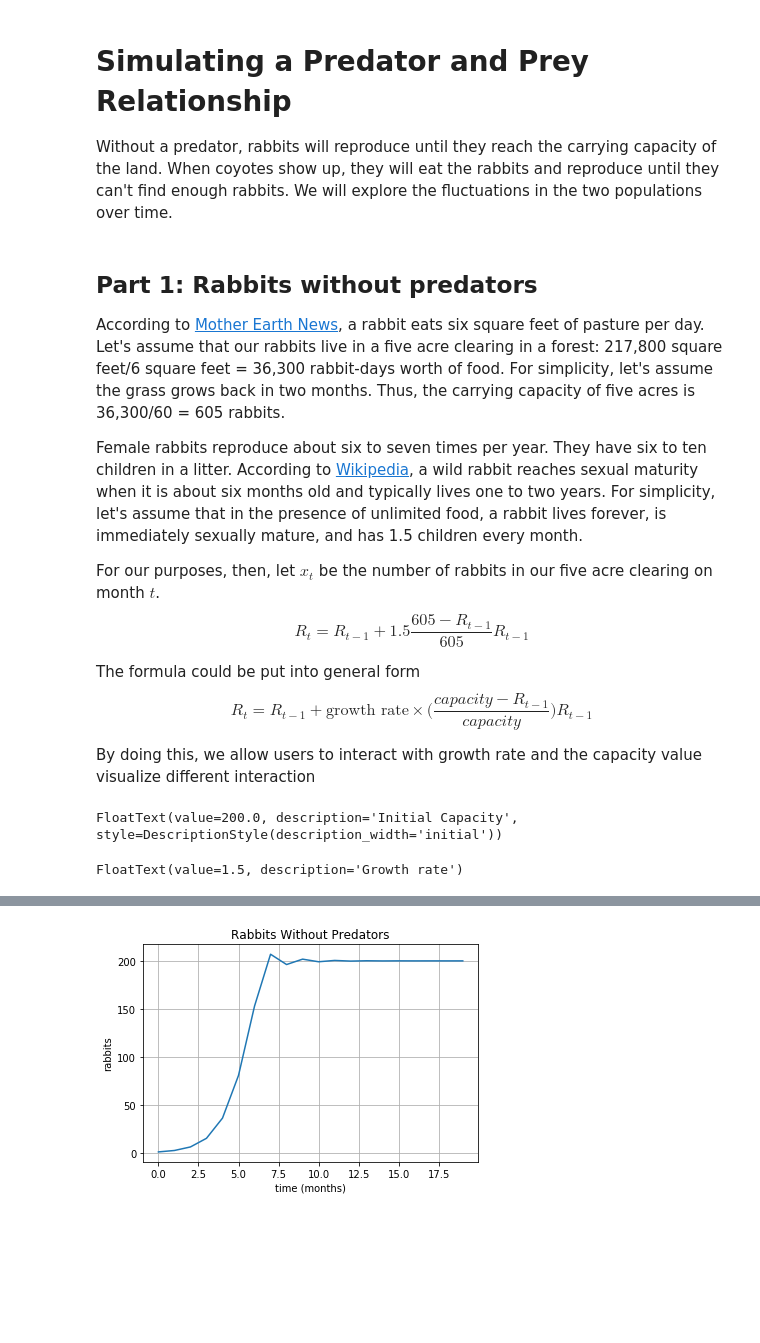
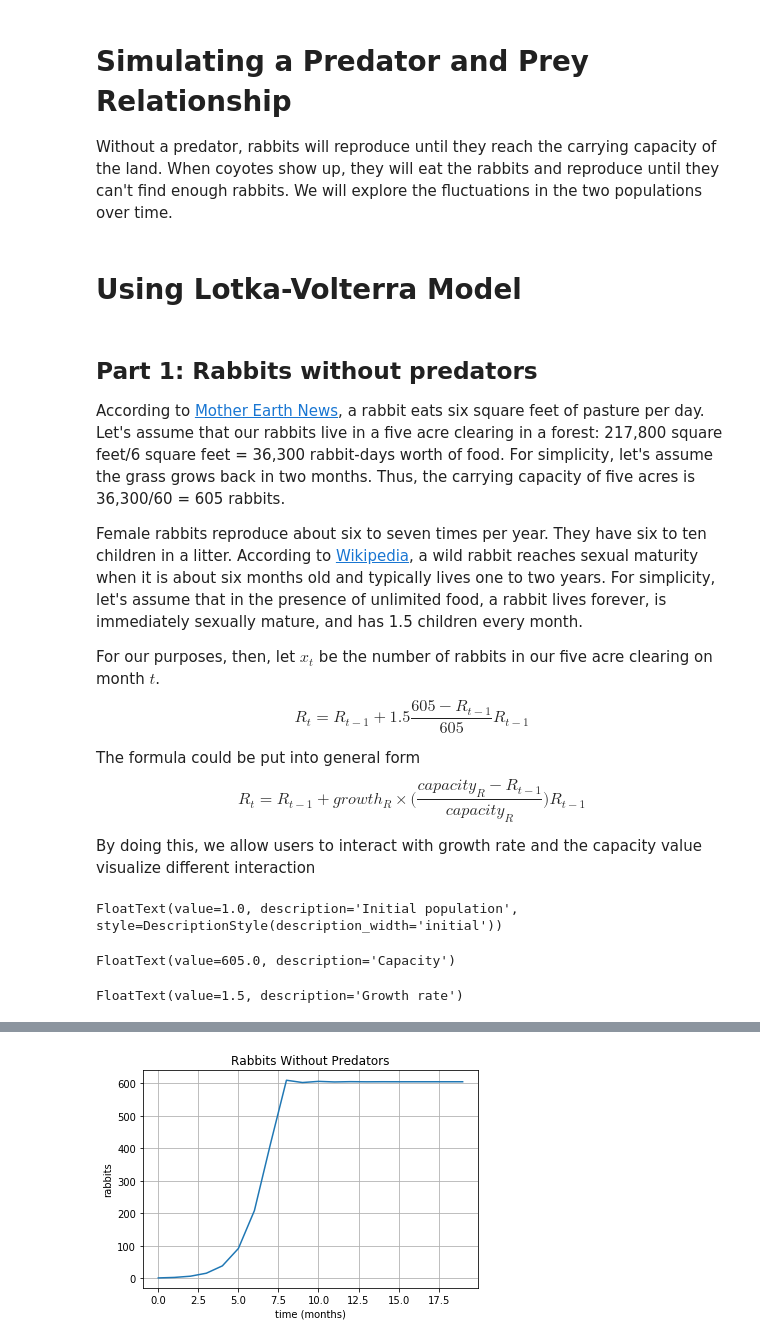
Before and after one commit to hillegass/complex-sim, a Jupyter notebook: src/dev.ipynb, the cells around one changed output, grey strips where cells are left out. Saved outputs shown, nothing was run; the diff lists cells and outputs as text; code cells hidden in the pictures; blank space fills up the shorter version.

```diff
--- a/src/dev.ipynb
+++ b/src/dev.ipynb
@@ -8,6 +2,8 @@ print(sys.version)
 # Simulating a Predator and Prey Relationship
 
 Without a predator, rabbits will reproduce until they reach the carrying capacity of the land. When coyotes show up, they will eat the rabbits and reproduce until they can't find enough rabbits. We will explore the fluctuations in the two populations over time.
+# %% [markdown]
+# Using Lotka-Volterra Model
 # %% [markdown]
 ## Part 1: Rabbits without predators
 
@@ -25,7 +21,7 @@ $$
 The formula could be put into general form
 $$
 \begin{equation*}
-  R_t = R_{t-1} + \text{growth rate} \times \big( \frac{capacity - R_{t-1}}{capacity} \big) R_{t-1}
+  R_t = R_{t-1} + growth_{R} \times \big( \frac{capacity_{R} - R_{t-1}}{capacity_{R}} \big) R_{t-1}
 \end{equation*}
 $$
 
@@ -39,34 +35,38 @@ import matplotlib.pyplot as plt
 import numpy as np
 # %%
 %matplotlib inline
-capacity = widgets.FloatText(description="Capacity", value=605)
-growth_rate = widgets.FloatText(description="Growth rate", value=1.5)
-button = widgets.Button(description="Plot Graph")
-display(capacity, growth_rate, button)
-def plot_graph(b):
+style = {'description_width': 'initial'}
+capacity_R = widgets.FloatText(description="Capacity", value=605)
+growth_rate_R = widgets.FloatText(description="Growth rate", value=1.5)
+initial_R = widgets.FloatText(description="Initial population",style=style, value=1)
+button_R = widgets.Button(description="Plot Graph")
+display(initial_R, capacity_R, growth_rate_R, button_R)
+
+def plot_graph_r(b):
+    print("helo")
     clear_output()
-    display(capacity, growth_rate, button)
+    display(initial_R, capacity_R, growth_rate_R, button_R)
     fig = plt.figure()
     ax = fig.add_subplot(111)
     t = np.arange(0, 20, 1)
     s = np.zeros(t.shape)
-    R = 1
+    R = initial_R.value
     for i in range(t.shape[0]):
         s[i] = R
-        R = R + growth_rate.value * (capacity.value - R)/(capacity.value) * R
+        R = R + growth_rate_R.value * (capacity_R.value - R)/(capacity_R.value) * R
 
     ax.plot(t, s)
     ax.set(xlabel='time (months)', ylabel='rabbits',
        title='Rabbits Without Predators')
     ax.grid()
-    fig.canvas.draw_idle()
 
-button.on_click(plot_graph)
+button_R.on_click(plot_graph_r)
 # %% [output]
-FloatText(value=200.0, description='Initial Capacity', style=DescriptionStyle(description_width='initial'))
+FloatText(value=1.0, description='Initial population', style=DescriptionStyle(description_width='initial'))
-FloatText(value=1.5, description='Growth rate')
+FloatText(value=605.0, description='Capacity')
+FloatText(value=1.5, description='Growth rate')
 [interactive output not drawn]
-[figure, old version]
+[figure, new version]
 # %% [markdown]
 ## Part 2: Coyotes without preys
 According to [Huntwise](https://www.besthuntingtimes.com/blog/2020/2/3/why-you-should-coyote-hunt-how-to-get-started), coyotes need to consume about 2-3 pounds of food per day. Their diet is 90 percent mammalian. The perfect adult cottontail rabbits weigh 2.6 pounds on average. Thus, we assume the coyote eats one rabbit per day.
```
Also changed, not shown: parts of 6 cells of this notebook.
